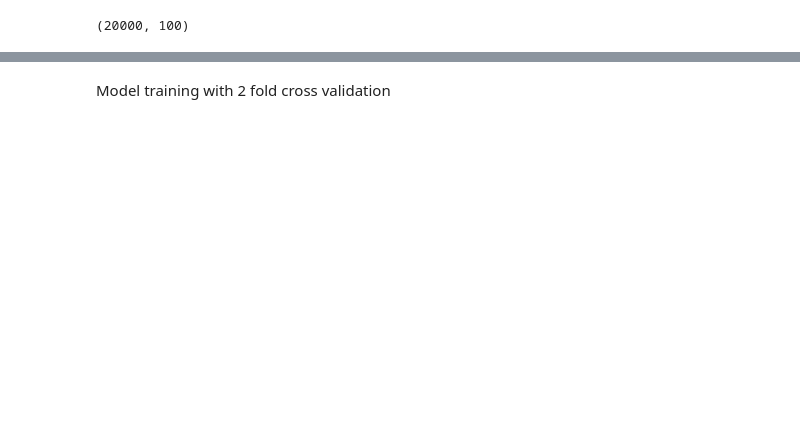
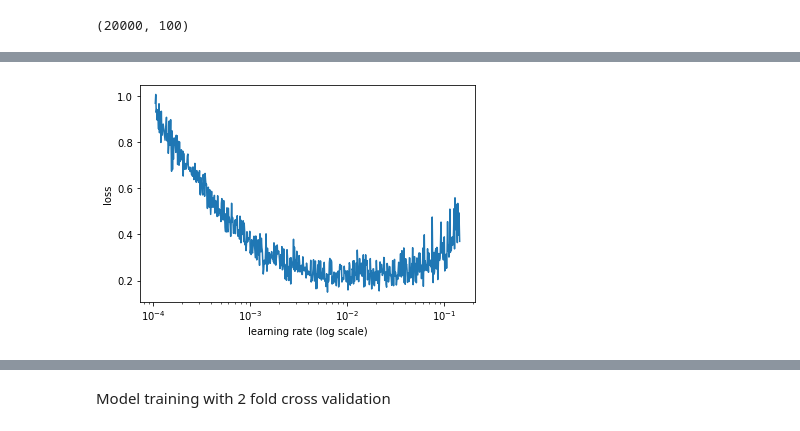
Before and after one commit to Sandhya-G/Agression-Detection, a Jupyter notebook: notebook/cnn.ipynb, the cells around one changed output, grey strips where cells are left out. Drawn from its saved outputs; the diff is of its cells as text; code cells hidden in the pictures; blank space fills up the shorter version.

```diff
--- a/notebook/cnn.ipynb
+++ b/notebook/cnn.ipynb
@@ -159,3 +165,5 @@ class textCNN:
         x = Dense(self.hidden_dims)(x)
         x = Dropout(self.drop_rate)(x)
         return x
+# %%
+model1 = fit_eval()
@@ -161,0 +325,2 @@ class textCNN:
+# %%
+lr_finder = LRFinder(model1)
@@ -161,0 +337,4 @@ class textCNN:
+# %%
+lr_finder.plot_loss(n_skip_beginning=5, n_skip_end=5)
+# %% [output]
+[figure, added]
```
Also changed, not shown: parts of 29 cells of this notebook, 9 other files.
